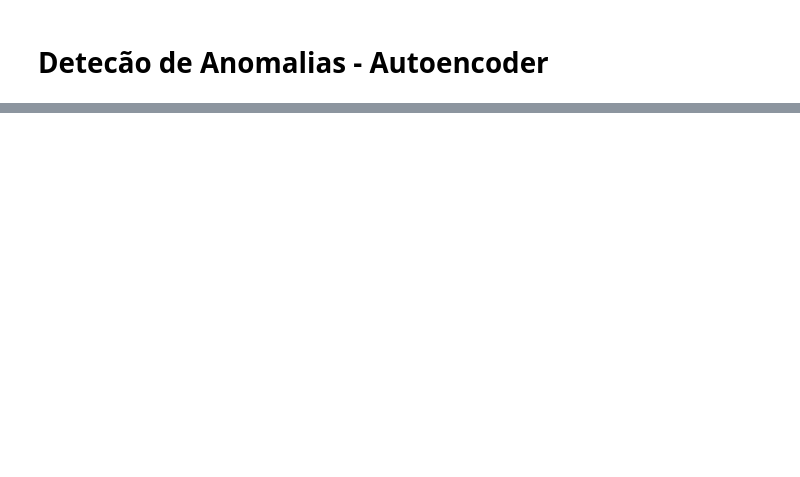
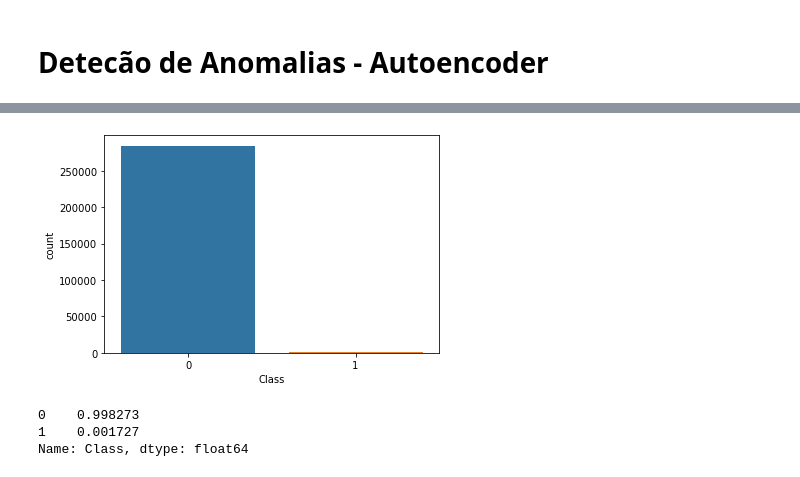
Before and after one commit to aulas-e-palestras/tcu-autoencoder, a Jupyter notebook: autoencoder.ipynb, the cells around one changed output, grey strips where cells are left out. Saved outputs shown, nothing was run; the diff lists cells and outputs as text; code cells hidden in the pictures; blank space fills up the shorter version.

```diff
--- a/autoencoder.ipynb
+++ b/autoencoder.ipynb
@@ -103,0 +48,10 @@ coreClock: 1.228GHz coreCount: 22 deviceMemorySize: 5.93GiB deviceMemoryBandwidt
+# %%
+## lendo os dados e dropando as colunas desnecessárias
+df = (
+    pd.read_csv('data/creditcard.csv')
+    .drop(['Time','Amount'],axis=1)
+)
+
+## inspecionando o dataset
+print(df.shape)
+df.head()
@@ -103,0 +67,11 @@ coreClock: 1.228GHz coreCount: 22 deviceMemorySize: 5.93GiB deviceMemoryBandwidt
+# %%
+sns.countplot(df.Class)
+plt.show()
+# %% [output]
+[figure, added]
+# %%
+df.Class.value_counts(normalize=True)
+# %% [output]
+0    0.998273
+1    0.001727
+Name: Class, dtype: float64
```
Also changed, not shown: parts of 60 cells of this notebook, 5 other files.
